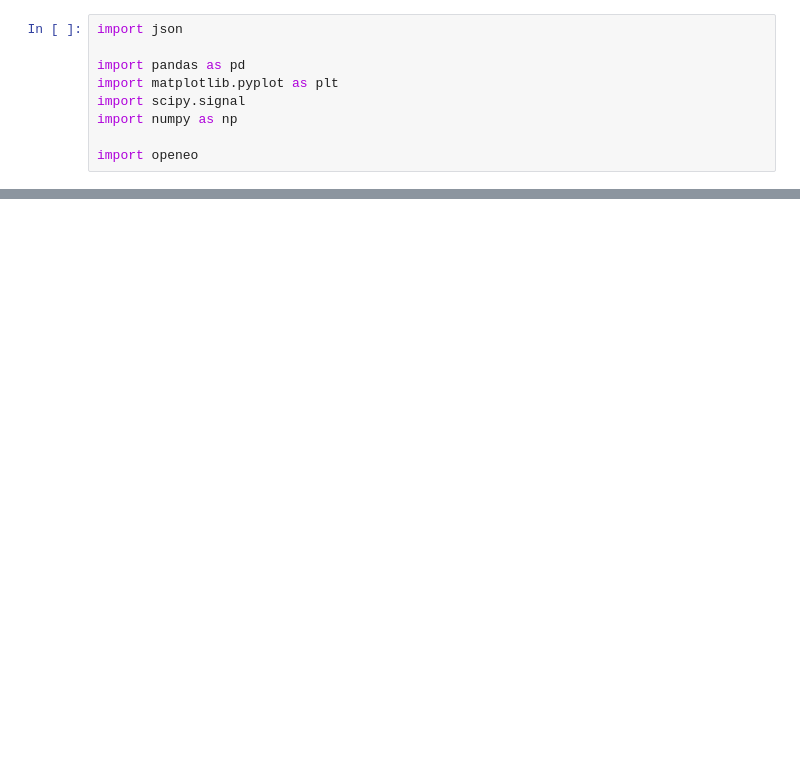
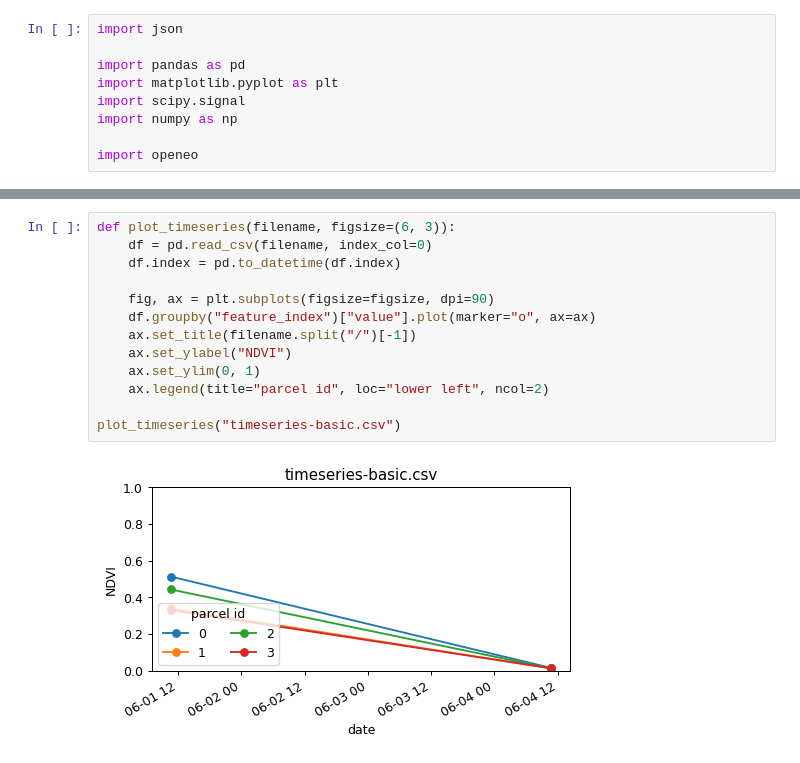
Before and after one commit to sentinel-hub/titiler-openeo, a Jupyter notebook: notebooks/ndvi_time_series.ipynb, the cells around one changed output, grey strips where cells are left out. Drawn from its saved outputs; the diff is of its cells as text; blank space fills up the shorter version.

```diff
--- a/notebooks/ndvi_time_series.ipynb
+++ b/notebooks/ndvi_time_series.ipynb
@@ -39,0 +42,15 @@ Authenticated using refresh token.
+# %%
+def plot_timeseries(filename, figsize=(6, 3)):
+    df = pd.read_csv(filename, index_col=0)
+    df.index = pd.to_datetime(df.index)
+
+    fig, ax = plt.subplots(figsize=figsize, dpi=90)
+    df.groupby("feature_index")["value"].plot(marker="o", ax=ax)
+    ax.set_title(filename.split("/")[-1])
+    ax.set_ylabel("NDVI")
+    ax.set_ylim(0, 1)
+    ax.legend(title="parcel id", loc="lower left", ncol=2)
+
+plot_timeseries("timeseries-basic.csv")
+# %% [output]
+[figure, added]
```
Also changed, not shown: parts of 1 cell of this notebook, 2 other files.
